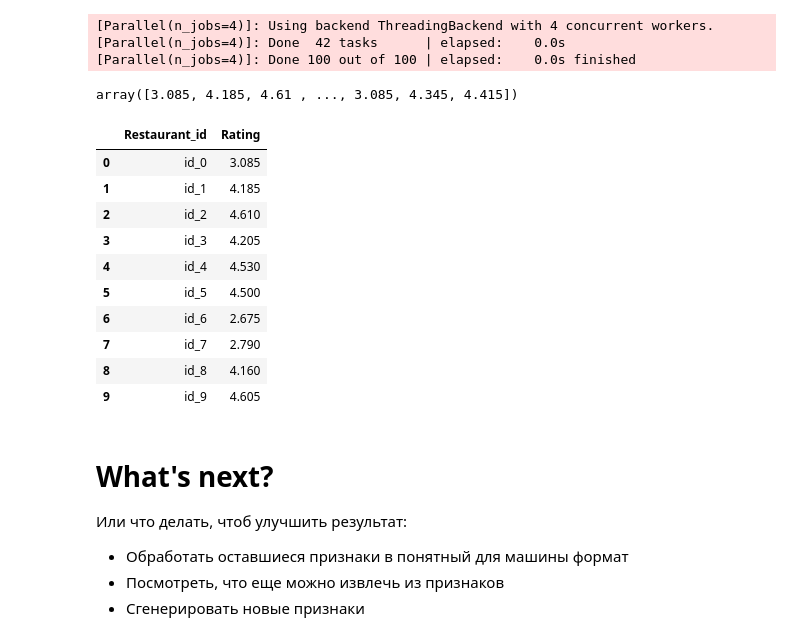
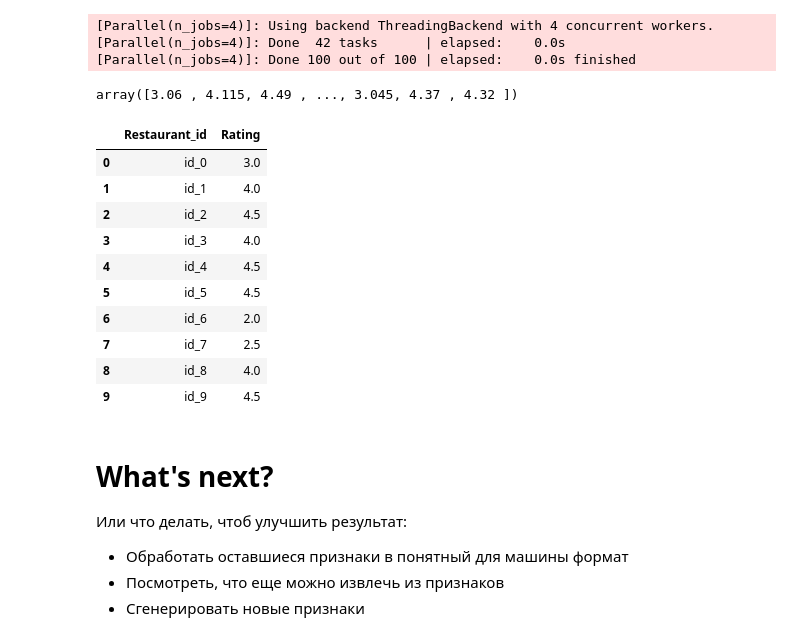
Before and after one commit to miche2020/My_projects, a Jupyter notebook: module_3/Project_3 final/Final_mihail.ipynb, the cells around one changed output. Drawn from its saved outputs; the diff is of its cells as text; code cells hidden in the pictures.

```diff
--- a/module_3/Project_3 final/Final_mihail.ipynb
+++ b/module_3/Project_3 final/Final_mihail.ipynb
@@ -976,12 +976,11 @@ def preproc_data(df_input):
     # ################### 1. Предобработка ##############################################################
     # убираем не нужные для модели признаки
 
-
     # ################### 2. NAN ##############################################################
     # Далее заполняем пропуски, вы можете попробовать заполнением средним или средним по городу и тд...
 
-    df_output['Number of Reviews'] = df_output['Number of Reviews'].fillna(
-        df_output['Number of Reviews'].median())#+
+    # df_output['Number of Reviews'] = df_output['Number of Reviews'].fillna(
+    # df_output['Number of Reviews'].median())#+
 
     df_output['Price Range'] = df_output['Price Range'].fillna('$$ - $$$')
     #df_output['Cuisine Style'] = df_output['Cuisine Style'].fillna('Other')
@@ -991,18 +990,20 @@ def preproc_data(df_input):
 
     # ################### 3. Encoding ##############################################################
     # для One-Hot Encoding в pandas есть готовая функция - get_dummies. Особенно радует параметр dummy_na
-    #cities=pd.get_dummies(df_output['City'],dummy_na=True)
+    # cities=pd.get_dummies(df_output['City'],dummy_na=True)
     #df_output=pd.concat([cities, df_output], axis=1)
-    df_output['Is_Rome']=df_output['City'].apply(lambda x: 1 if x == 'Rome' else 0)
-    df_output['is_Madrid'] = df_output['City'].apply(lambda x: 1 if x == 'Madrid' else 0)
+    df_output['Is_Rome'] = df_output['City'].apply(
+        lambda x: 1 if x == 'Rome' else 0)
+    df_output['is_Madrid'] = df_output['City'].apply(
+        lambda x: 1 if x == 'Madrid' else 0)
 
     # тут ваш код не Encoding фитчей
 
     df_output['Price Range'] = df_output['Price Range'].apply(
         lambda x: 2 if x == '$$ - $$$' else 1 if x == '$' else 3)
 
-    #df_output['Cuisine Style'] = df_output['Cuisine Style'].apply(
-        #lambda x: str(x)[1:-1].replace("'", '') if not pd.isnull(x) else x)
+    # df_output['Cuisine Style'] = df_output['Cuisine Style'].apply(
+    # lambda x: str(x)[1:-1].replace("'", '') if not pd.isnull(x) else x)
     df_output['Restaurant_id'] = df_output.Restaurant_id.apply(
         lambda x: int(str(x[3:])))
 
@@ -1039,6 +1040,9 @@ def preproc_data(df_input):
 # стандартизация
     df_output['StandRanking'] = (
         df_output['Ranking'] - df_output['mean_ranking_per_city']) / df_output['max_per_city']
+    df_output['StandRanking_test'] = round(df_output['StandRanking'], 2)
+    df_output['Number of Reviews'] = df_output.groupby(
+        ['StandRanking_test'])['Number of Reviews'].apply(lambda x: x.fillna(x.mean()))
 
     # ################### 5. Clean ####################################################
     # убираем признаки которые еще не успели обработать,
@@ -1046,6 +1050,8 @@ def preproc_data(df_input):
     object_columns = [
         s for s in df_output.columns if df_output[s].dtypes == 'object']
     df_output.drop(object_columns, axis=1, inplace=True)
+    df_output.drop(columns=['StandRanking_test',
+                            'Restaurant_id'], inplace=True)
 
     return df_output
 # %% [markdown]
@@ -1202,23 +1208,24 @@ predict_submission = model.predict(test_data)
 # %%
 predict_submission
 # %% [output]
-array([3.085, 4.185, 4.61 , ..., 3.085, 4.345, 4.415])
+array([3.06 , 4.115, 4.49 , ..., 3.045, 4.37 , 4.32 ])
 # %%
 sample_submission['Rating'] = predict_submission
+sample_submission['Rating'] = round_of_rating(sample_submission['Rating'])
 sample_submission.to_csv('submission.csv', index=False)
 sample_submission.head(10)
 # %% [output]
 |  | Restaurant_id | Rating |
-| 0 | id_0 | 3.085 |
-| 1 | id_1 | 4.185 |
-| 2 | id_2 | 4.610 |
-| 3 | id_3 | 4.205 |
-| 4 | id_4 | 4.530 |
-| 5 | id_5 | 4.500 |
-| 6 | id_6 | 2.675 |
-| 7 | id_7 | 2.790 |
-| 8 | id_8 | 4.160 |
-| 9 | id_9 | 4.605 |
+| 0 | id_0 | 3.0 |
+| 1 | id_1 | 4.0 |
+| 2 | id_2 | 4.5 |
+| 3 | id_3 | 4.0 |
+| 4 | id_4 | 4.5 |
+| 5 | id_5 | 4.5 |
+| 6 | id_6 | 2.0 |
+| 7 | id_7 | 2.5 |
+| 8 | id_8 | 4.0 |
+| 9 | id_9 | 4.5 |
 # %% [markdown]
 # What's next?
 Или что делать, чтоб улучшить результат:
```
Also changed, not shown: parts of 9 cells of this notebook.
